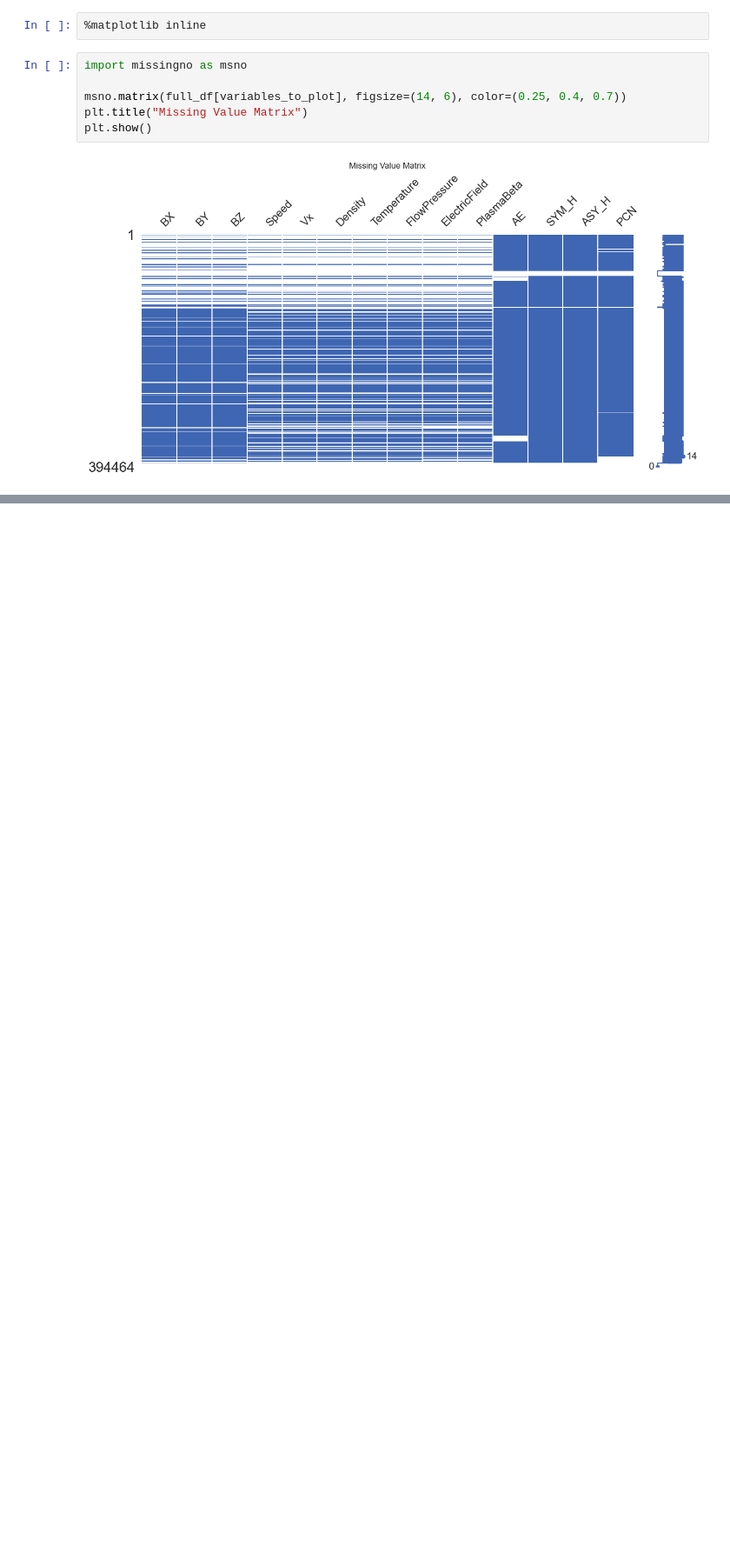
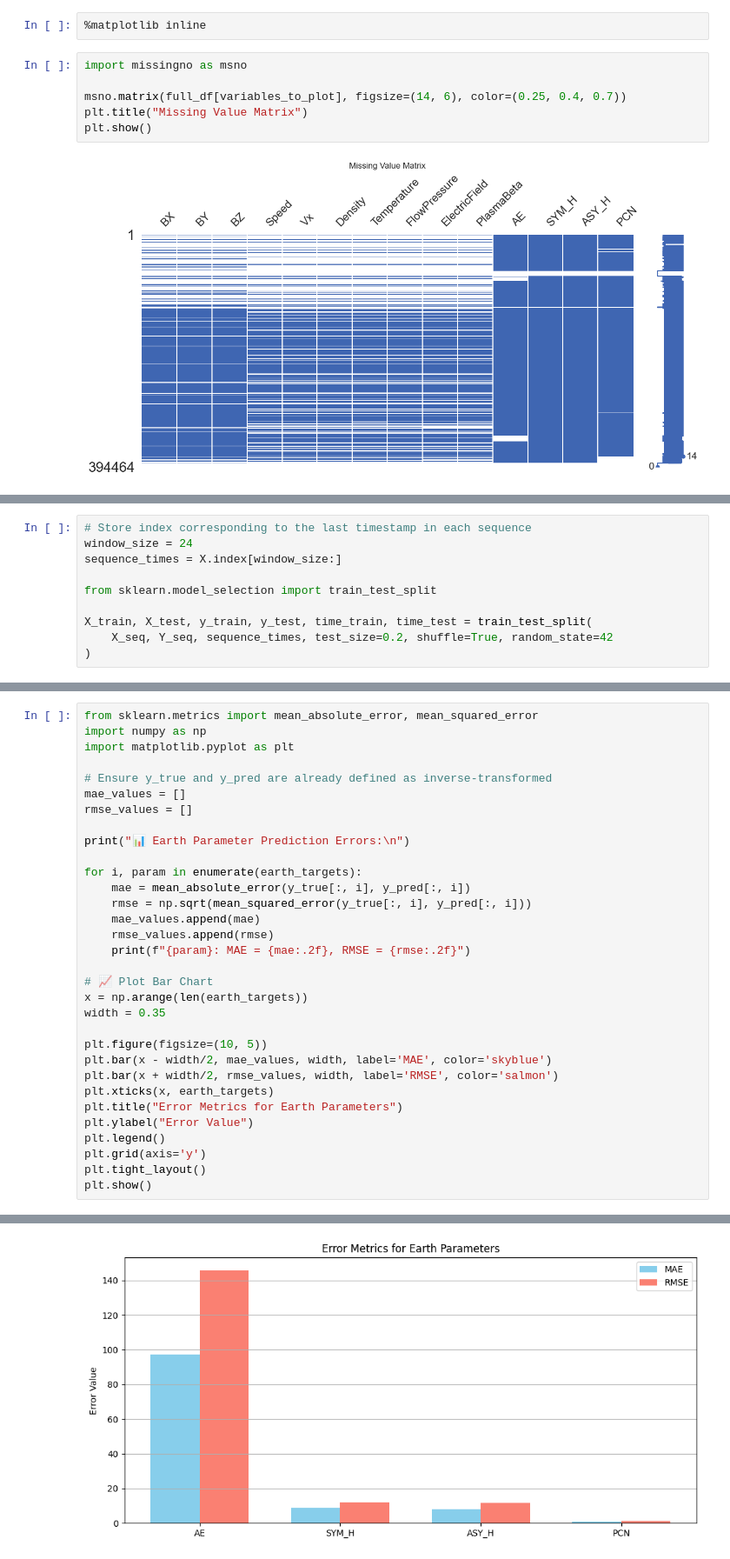
Before and after one commit to shivangichaudhary/Space-Weather-Event-Analysis, a Jupyter notebook: Notebooks/omni2.ipynb, the cells around one changed output, grey strips where cells are left out. Shown at 87% size. Saved outputs shown, nothing was run; the diff lists cells and outputs as text; blank space fills up the shorter version.

```diff
--- a/Notebooks/omni2.ipynb
+++ b/Notebooks/omni2.ipynb
@@ -673,0 +471,10 @@ print("✅ Biases saved as lstm_model_biases.npz")
+# %%
+# Store index corresponding to the last timestamp in each sequence
+window_size = 24
+sequence_times = X.index[window_size:]
+
+from sklearn.model_selection import train_test_split
+
+X_train, X_test, y_train, y_test, time_train, time_test = train_test_split(
+    X_seq, Y_seq, sequence_times, test_size=0.2, shuffle=True, random_state=42
+)
@@ -673,0 +578,33 @@ print("✅ Biases saved as lstm_model_biases.npz")
+# %%
+from sklearn.metrics import mean_absolute_error, mean_squared_error
+import numpy as np
+import matplotlib.pyplot as plt
+
+# Ensure y_true and y_pred are already defined as inverse-transformed
+mae_values = []
+rmse_values = []
+
+print("📊 Earth Parameter Prediction Errors:\n")
+
+for i, param in enumerate(earth_targets):
+    mae = mean_absolute_error(y_true[:, i], y_pred[:, i])
+    rmse = np.sqrt(mean_squared_error(y_true[:, i], y_pred[:, i]))
+    mae_values.append(mae)
+    rmse_values.append(rmse)
+    print(f"{param}: MAE = {mae:.2f}, RMSE = {rmse:.2f}")
+
+# 📈 Plot Bar Chart
+x = np.arange(len(earth_targets))
+width = 0.35
+
+plt.figure(figsize=(10, 5))
+plt.bar(x - width/2, mae_values, width, label='MAE', color='skyblue')
+plt.bar(x + width/2, rmse_values, width, label='RMSE', color='salmon')
+plt.xticks(x, earth_targets)
+plt.title("Error Metrics for Earth Parameters")
+plt.ylabel("Error Value")
+plt.legend()
+plt.grid(axis='y')
+plt.tight_layout()
+plt.show()
+# %% [output]
@@ -673,0 +617 @@ print("✅ Biases saved as lstm_model_biases.npz")
+[figure, added]
```
Also changed, not shown: parts of 56 cells of this notebook, 10 other files.
